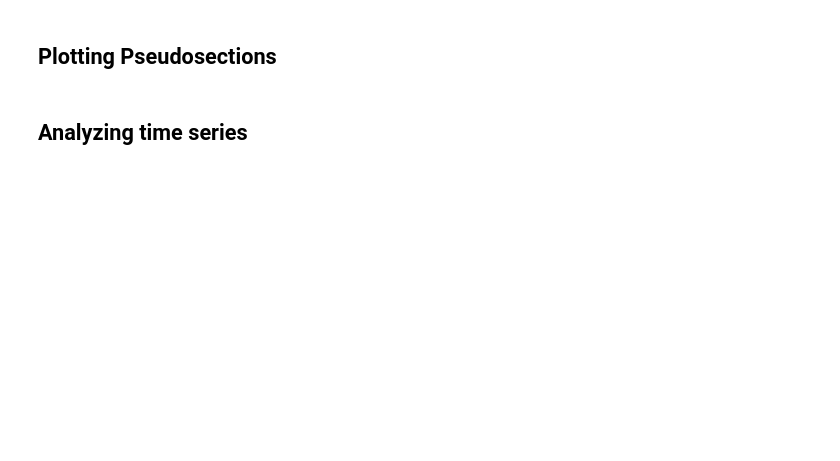
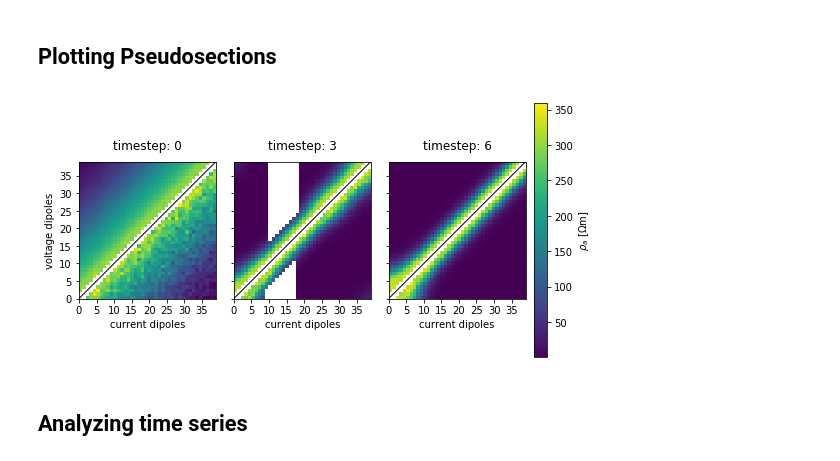
Before and after one commit to geophysics-ubonn/try-reda, a Jupyter notebook: reda_test.ipynb, the cells around one changed output. Drawn from its saved outputs; the diff is of its cells as text; code cells hidden in the pictures; blank space fills up the shorter version.

```diff
--- a/reda_test.ipynb
+++ b/reda_test.ipynb
@@ -52,12 +183,14 @@ fig.savefig('histogram.png', dpi=600)
 # %%
 import reda.plotters.pseudoplots as PS
 fig = PS.plot_ps_extra(
     obj, 'rho_a',
-    subquery='timestep in [0, 10, 20, 30, 40, 50, 60, 70, 80, 90]'
+    subquery='timestep in [0, 3, 6]'
 )
 fig.set_size_inches(7.87, 3.93)
 fig.tight_layout()
 fig.savefig('pseudoplots.png', dpi=600)
+# %% [output]
+[figure, added]
 # %% [markdown]
 ## Analyzing time series
 # %%
```
Also changed, not shown: parts of 16 cells of this notebook.
